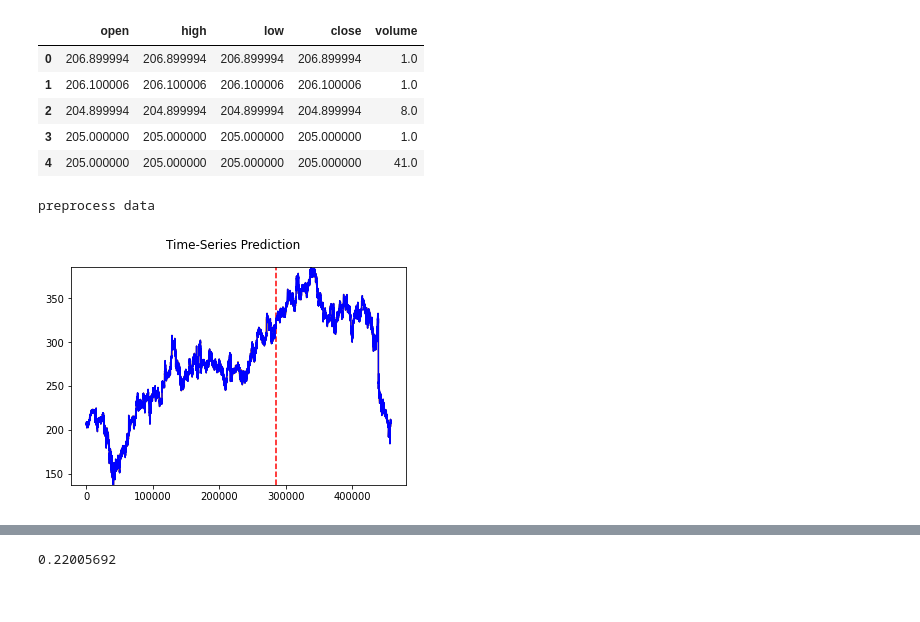
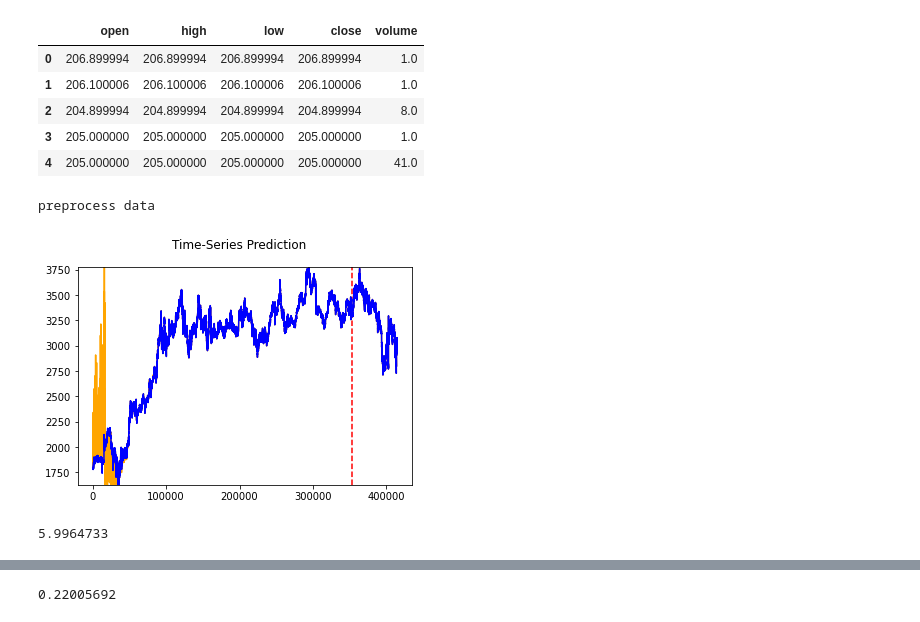
Before and after one commit to Azarius2472/BeRichBot, a Jupyter notebook: models/predictor_demo.ipynb, the cells around one changed output, grey strips where cells are left out. Saved outputs shown, nothing was run; the diff lists cells and outputs as text; code cells hidden in the pictures.

```diff
--- a/models/predictor_demo.ipynb
+++ b/models/predictor_demo.ipynb
@@ -33,7 +30,7 @@ ls: cannot access '/content/drive/MyDrive/iad_project/': No such file or directo
 # %% [markdown]
 ## Data Plot
 # %%
-data = pd.read_csv('./tinkoff-data/FB.csv')
+data = pd.read_csv('./tinkoff-data/AMZN.csv')
 # %%
 data.head()
 # %% [output]
@@ -245,8 +242,9 @@ class TSPredictor():
             if model_type == 'LSTM':
                 self.model = tsLSTM(n_features=5)
 
-    def train(self, num_epochs = 5, learning_rate=0.01, data_df=None, test_start_idx=285016, BATCH_SIZE = 512):
+    def train(self, num_epochs = 5, learning_rate=0.01, data_df=None, test_split=0.15, BATCH_SIZE = 512):
 
+        test_start_idx = data_df.shape[0] - int(data_df.shape[0]*test_split)
         self.min_plt = data_df.close.min()
         self.max_plt = data_df.close.max()
 
@@ -267,7 +265,7 @@ class TSPredictor():
         for epoch in range(num_epochs):
             self.y_true = data_df.close.values.copy()
             self.y_pred = data_df.close.values.copy()
-            i = 3600
+            i = self.window_size
             tepoch = tqdm(train_batches, unit="batch")
             self.model.train()
             for inputs, targets, bias in tepoch:
@@ -341,7 +339,10 @@ class TSPredictor():
         self.isModelrained = True
         print('model saved to ' + path)
 
-    def inference_df(self, df):
+    def inference_df(self, df, device_str):
+        device = torch.device('cuda:0') if device_str=='gpu' else torch.device('cpu')
+        self.model.to(device)
+
         if not self.isModelrained:
             print('model is not trained')
             return None
@@ -360,15 +361,24 @@ class TSPredictor():
 
 
 #                 print(vals.shape)
-                pred = self.model(torch.tensor(vals)).detach().cpu().numpy()[0]
-                print('pred')
-                print(pred)
-                print('bias')
-                print(bias)
+                pred = self.model(torch.tensor(vals).to(device)).detach().cpu().numpy()[0]
+#                 print('pred')
+#                 print(pred)
+#                 print('bias')
+#                 print(bias)
                 return pred + bias
 
-    def inference_dict(self, d):
-        pass
+    def inference_far_period(self, df, ticks, device_str):
+        new_df = df.copy()
+        for i in tqdm(range(ticks-1)):
+            pred = self.inference_df(new_df, device_str)
+            print(pred)
+            new_df = pd.concat([new_df[1:], pd.DataFrame.from_dict({'open':[pred[0]],
+                                                           'high':[pred[1]],
+                                                           'low':[pred[2]],
+                                                           'volume':[pred[3]],
+                                                           'close':[pred[4]]})], ignore_index=True)
+        return self.inference_df(new_df, device_str)
 # %%
 # predictor = TSPredictor(needLoad=True, model_type='CNN', path_to_model='./FB_CNN.pt')
 # %%
@@ -376,7 +386,7 @@ torch.cuda.empty_cache()
 # %%
 predictor = None
 # %%
-predictor = TSPredictor(needLoad=False, model_type='LSTM')
+predictor = TSPredictor(needLoad=False, model_type='CNN', window_size=60)
 # %%
 data.head()
 # %% [output]
@@ -387,7 +397,7 @@ data.head()
 | 3 | 205.000000 | 205.000000 | 205.000000 | 205.000000 | 1.0 |
 | 4 | 205.000000 | 205.000000 | 205.000000 | 205.000000 | 41.0 |
 # %%
-predictor.train(data_df=data, num_epochs=1, BATCH_SIZE=192)#192 4096)
+predictor.train(data_df=data, num_epochs=1, BATCH_SIZE=16384)#192 4096)
 # %% [output]
 preprocess data
-[figure, old version]
+[figure, new version]
@@ -393,0 +407,4 @@ preprocess data
+# %%
+mean_absolute_error(y_true, y_pred)
+# %% [output]
+5.9964733
```
Also changed, not shown: parts of 16 cells of this notebook.
